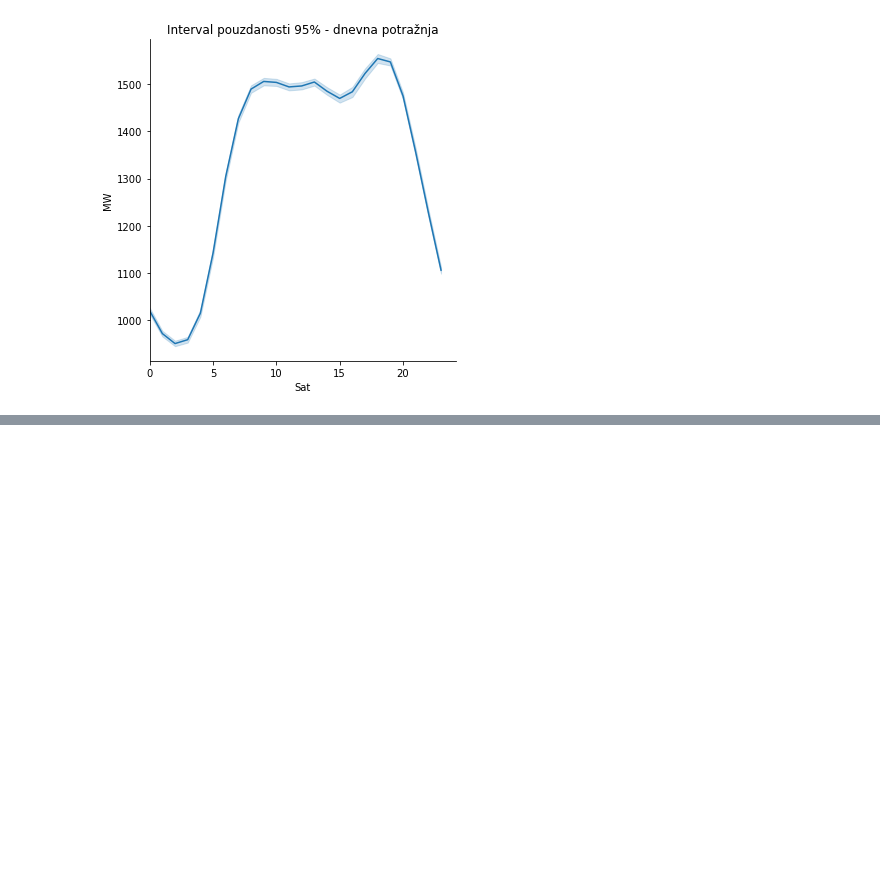
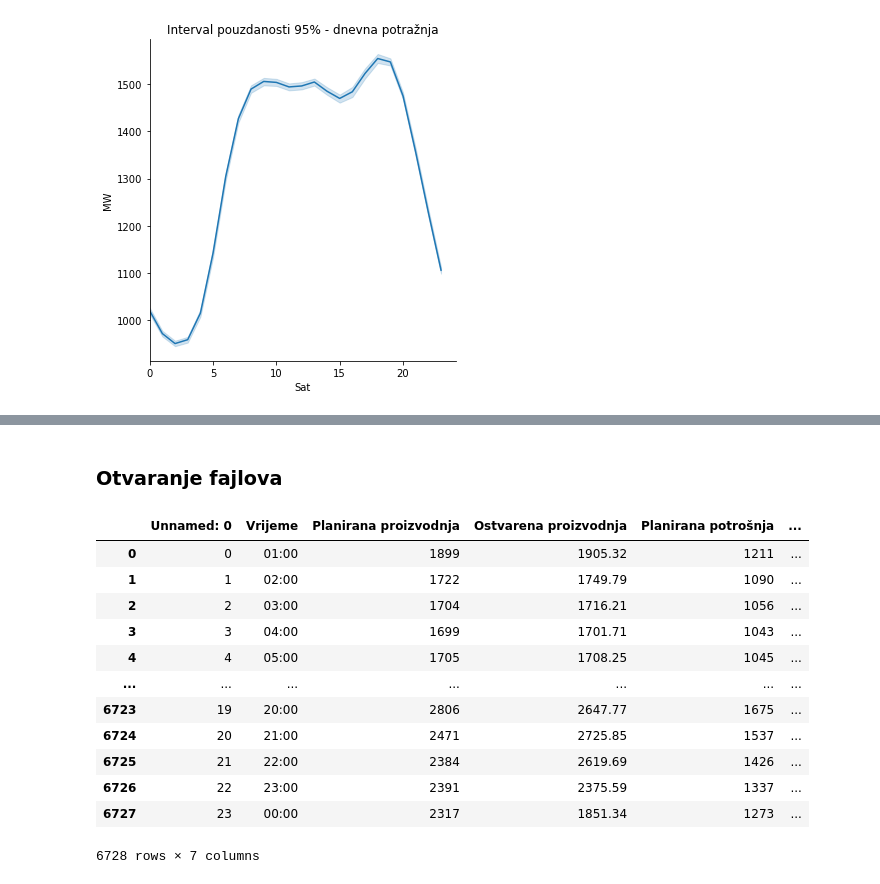
Before and after one commit to ehlimana/Electricity-analysis, a Jupyter notebook: Elec_load_profile_2015_16_17_18_19.ipynb, the cells around one changed output, grey strips where cells are left out. Cells and saved outputs as stored; diff of their text form; code cells hidden in the pictures; blank space fills up the shorter version.

```diff
--- a/Elec_load_profile_2015_16_17_18_19.ipynb
+++ b/Elec_load_profile_2015_16_17_18_19.ipynb
@@ -410,0 +497,2 @@ Text(-2.700000000000003, 0.5, 'MW')
+# %% [markdown]
+### Otvaranje fajlova
@@ -410,0 +502,16 @@ Text(-2.700000000000003, 0.5, 'MW')
+# %%
+file_NOS_2020
+# %% [output]
+|  | Unnamed: 0 | Vrijeme | Planirana proizvodnja | Ostvarena proizvodnja | Planirana potrošnja | ... |
+| 0 | 0 | 01:00 | 1899 | 1905.32 | 1211 | ... |
+| 1 | 1 | 02:00 | 1722 | 1749.79 | 1090 | ... |
+| 2 | 2 | 03:00 | 1704 | 1716.21 | 1056 | ... |
+| 3 | 3 | 04:00 | 1699 | 1701.71 | 1043 | ... |
+| 4 | 4 | 05:00 | 1705 | 1708.25 | 1045 | ... |
+| ... | ... | ... | ... | ... | ... | ... |
+| 6723 | 19 | 20:00 | 2806 | 2647.77 | 1675 | ... |
+| 6724 | 20 | 21:00 | 2471 | 2725.85 | 1537 | ... |
+| 6725 | 21 | 22:00 | 2384 | 2619.69 | 1426 | ... |
+| 6726 | 22 | 23:00 | 2391 | 2375.59 | 1337 | ... |
+| 6727 | 23 | 00:00 | 2317 | 1851.34 | 1273 | ... |
+6728 rows × 7 columns
```
Also changed, not shown: parts of 23 cells of this notebook, 8 other files.
